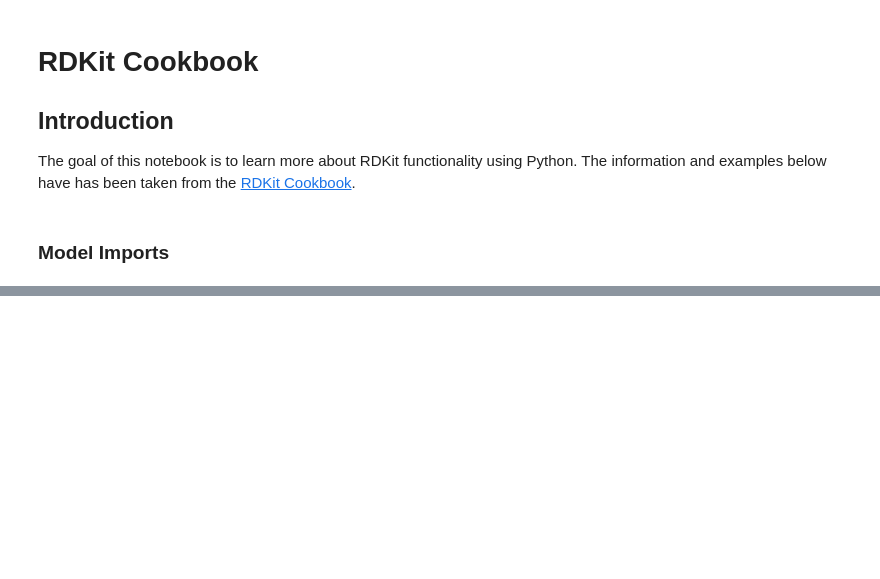
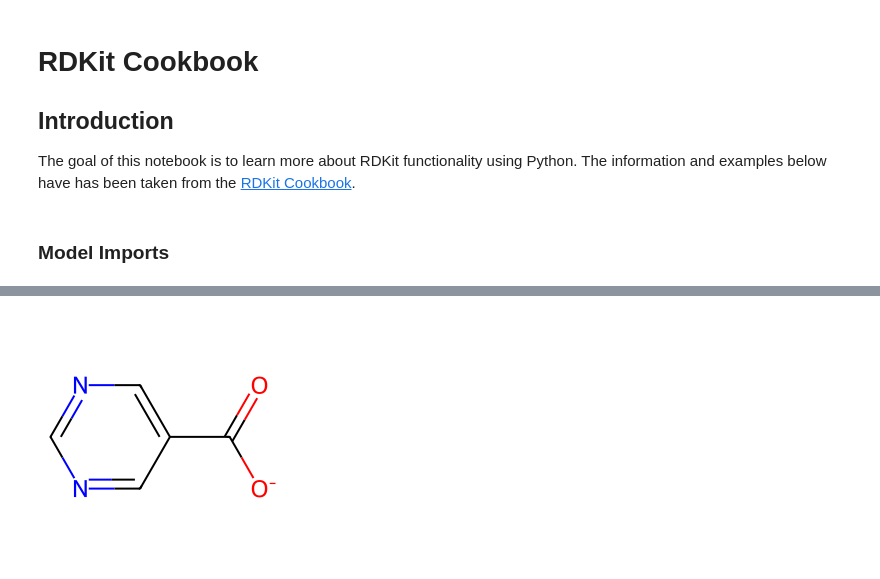
Before and after one commit to hilpresent/rdkit-cookbook, a Jupyter notebook: rdkit_cookbook.ipynb, the cells around one changed output, grey strips where cells are left out. Saved outputs shown, nothing was run; the diff lists cells and outputs as text; code cells hidden in the pictures; blank space fills up the shorter version.

```diff
--- a/rdkit_cookbook.ipynb
+++ b/rdkit_cookbook.ipynb
@@ -37,0 +61,10 @@ mol
+# %%
+molecule = Chem.MolFromSmiles('c1ncncc1C(=O)[O-]')
+
+# calculate Gasteiger Charges for the molecule
+AllChem.ComputeGasteigerCharges(molecule)
+
+# view default molecule with indices
+molecule
+# %% [output]
+[figure, added]
```
Also changed, not shown: parts of 20 cells of this notebook.
